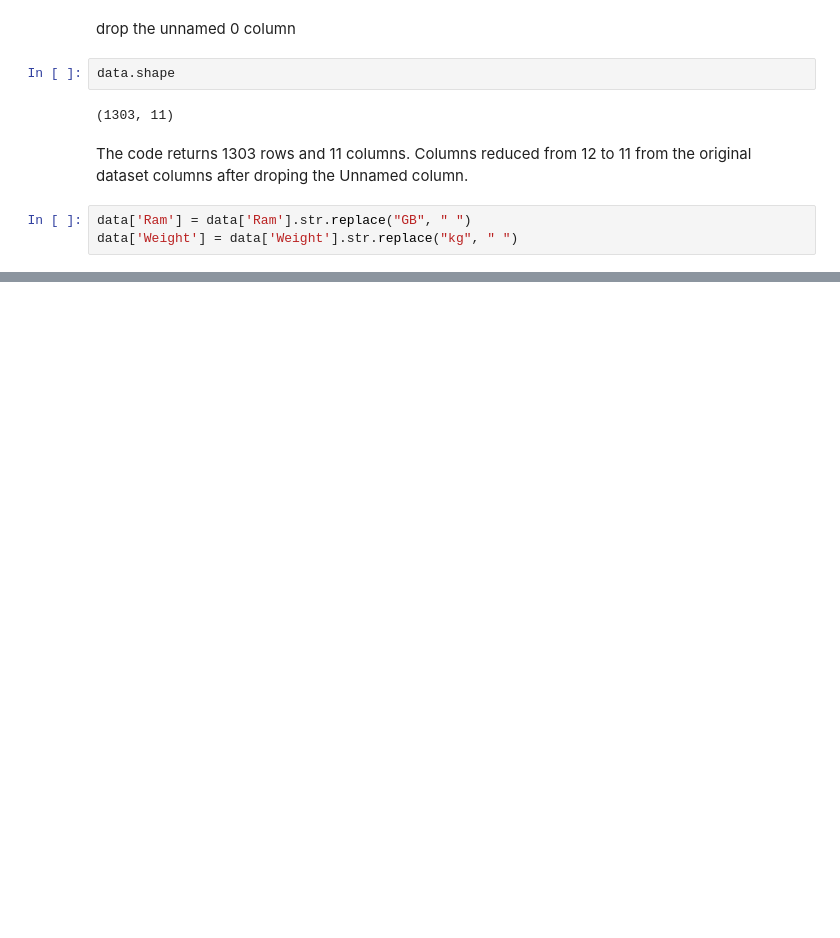
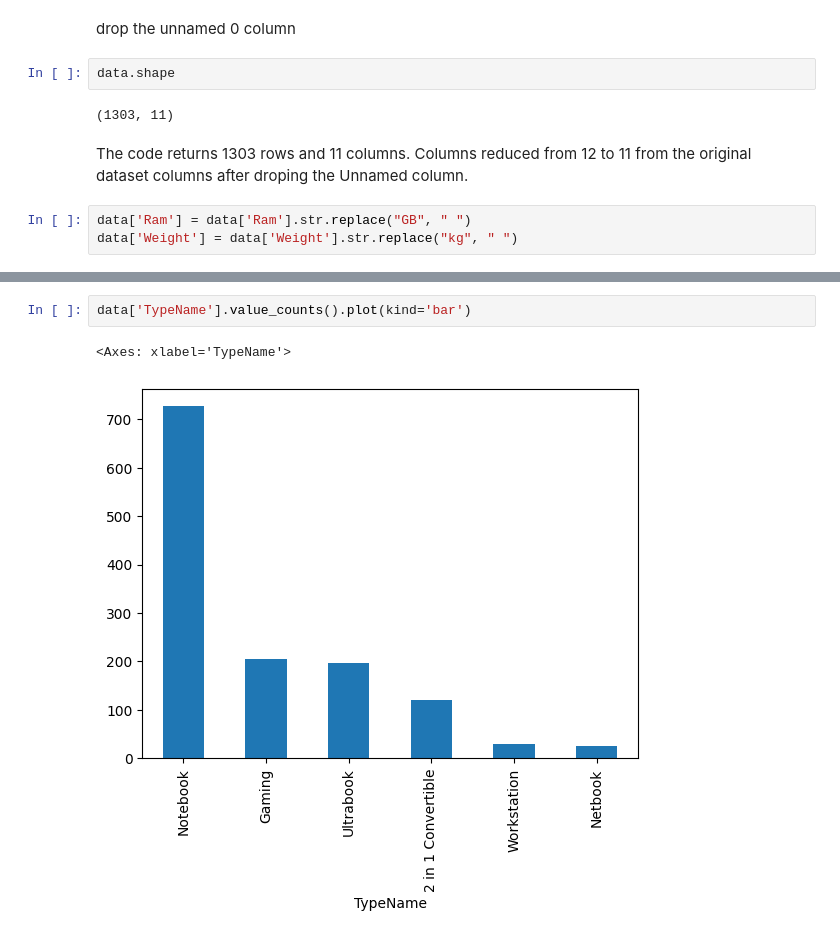
Before and after one commit to John-5014/Laptop_Price_Prediction, a Jupyter notebook: Laptop_Price_Predictor.ipynb, the cells around one changed output, grey strips where cells are left out. Cells and saved outputs as stored; diff of their text form; blank space fills up the shorter version.

```diff
--- a/Laptop_Price_Predictor.ipynb
+++ b/Laptop_Price_Predictor.ipynb
@@ -103,0 +160,5 @@ data['Ram'] = data["Ram"].astype('int32)
+# %%
+data['TypeName'].value_counts().plot(kind='bar')
+# %% [output]
+<Axes: xlabel='TypeName'>
+[figure, added]
```
Also changed, not shown: parts of 8 cells of this notebook.
